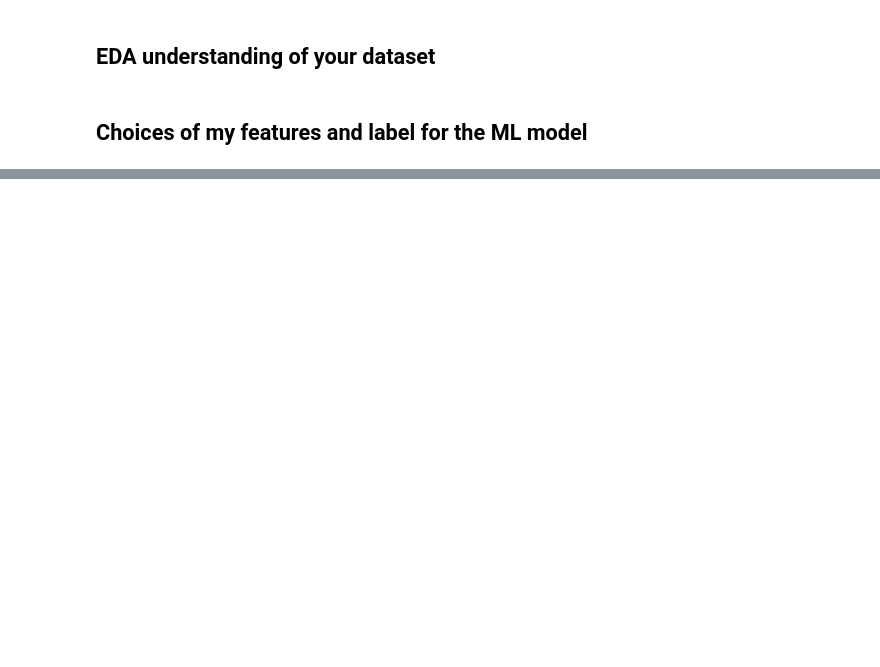
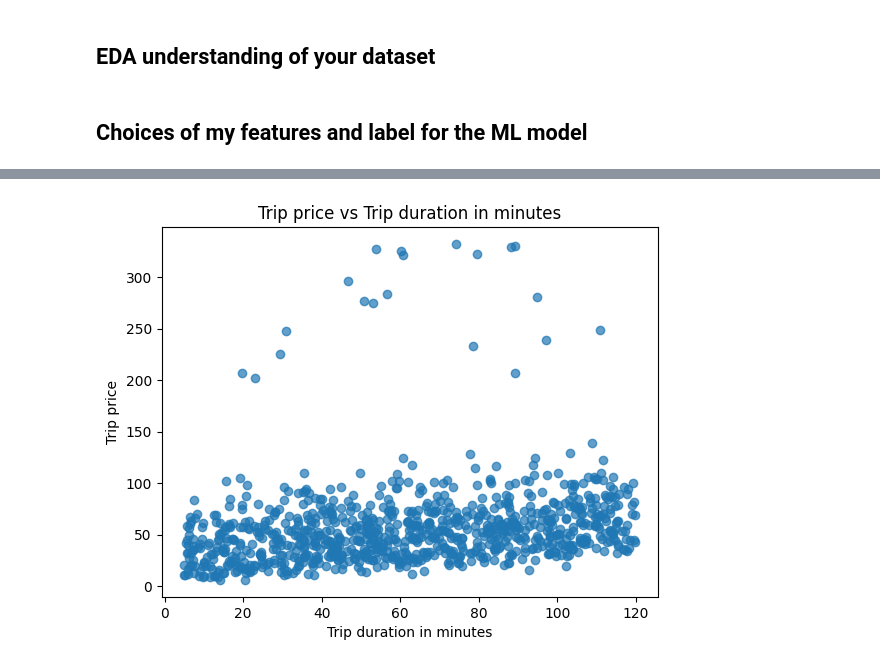
Before and after one commit to SadiaAwan/taxipred_sadia_awan, a Jupyter notebook: src/taxipred/model_development/eda.ipynb, the cells around one changed output, grey strips where cells are left out. Saved outputs shown, nothing was run; the diff lists cells and outputs as text; code cells hidden in the pictures; blank space fills up the shorter version.

```diff
--- a/src/taxipred/model_development/eda.ipynb
+++ b/src/taxipred/model_development/eda.ipynb
@@ -36,0 +55,9 @@ plt.show()
+# %%
+plt.figure()
+plt.scatter(df_cleaned["Trip_Duration_Minutes"], df_cleaned["Trip_Price"], alpha=0.7)
+plt.title("Trip price vs Trip duration in minutes")
+plt.xlabel("Trip duration in minutes")
+plt.ylabel("Trip price")
+plt.show()
+# %% [output]
+[figure, added]
```
Also changed, not shown: parts of 3 cells of this notebook.
